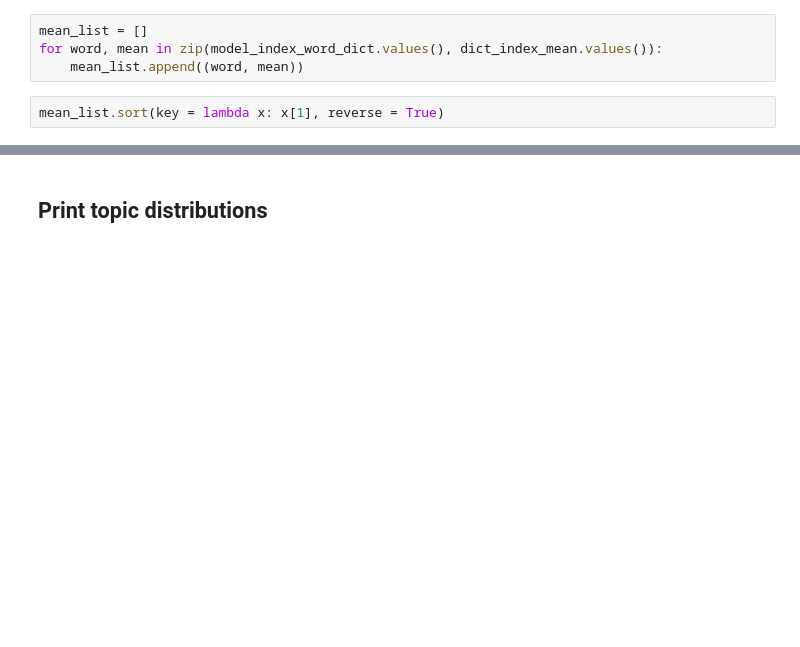
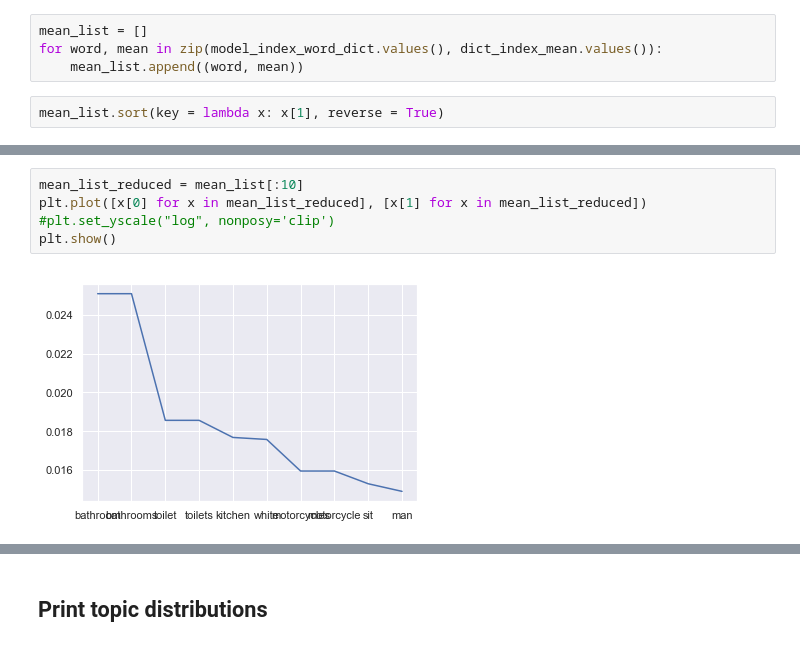
Before and after one commit to federicoBetti/RelGAN, a Jupyter notebook: src/topic_modelling/lda_tests.ipynb, the cells around one changed output, grey strips where cells are left out. Drawn from its saved outputs; the diff is of its cells as text; blank space fills up the shorter version.

```diff
--- a/src/topic_modelling/lda_tests.ipynb
+++ b/src/topic_modelling/lda_tests.ipynb
@@ -290,2 +317,9 @@ AttributeError: module 'matplotlib.pyplot' has no attribute 'set_yscale'
+# %%
+mean_list_reduced = mean_list[:10]
+plt.plot([x[0] for x in mean_list_reduced], [x[1] for x in mean_list_reduced])
+#plt.set_yscale("log", nonposy='clip')
+plt.show()
+# %% [output]
+[figure, added]
 # %%
 mean_list_reduced
```
Also changed, not shown: parts of 33 cells of this notebook, 2 other files.
